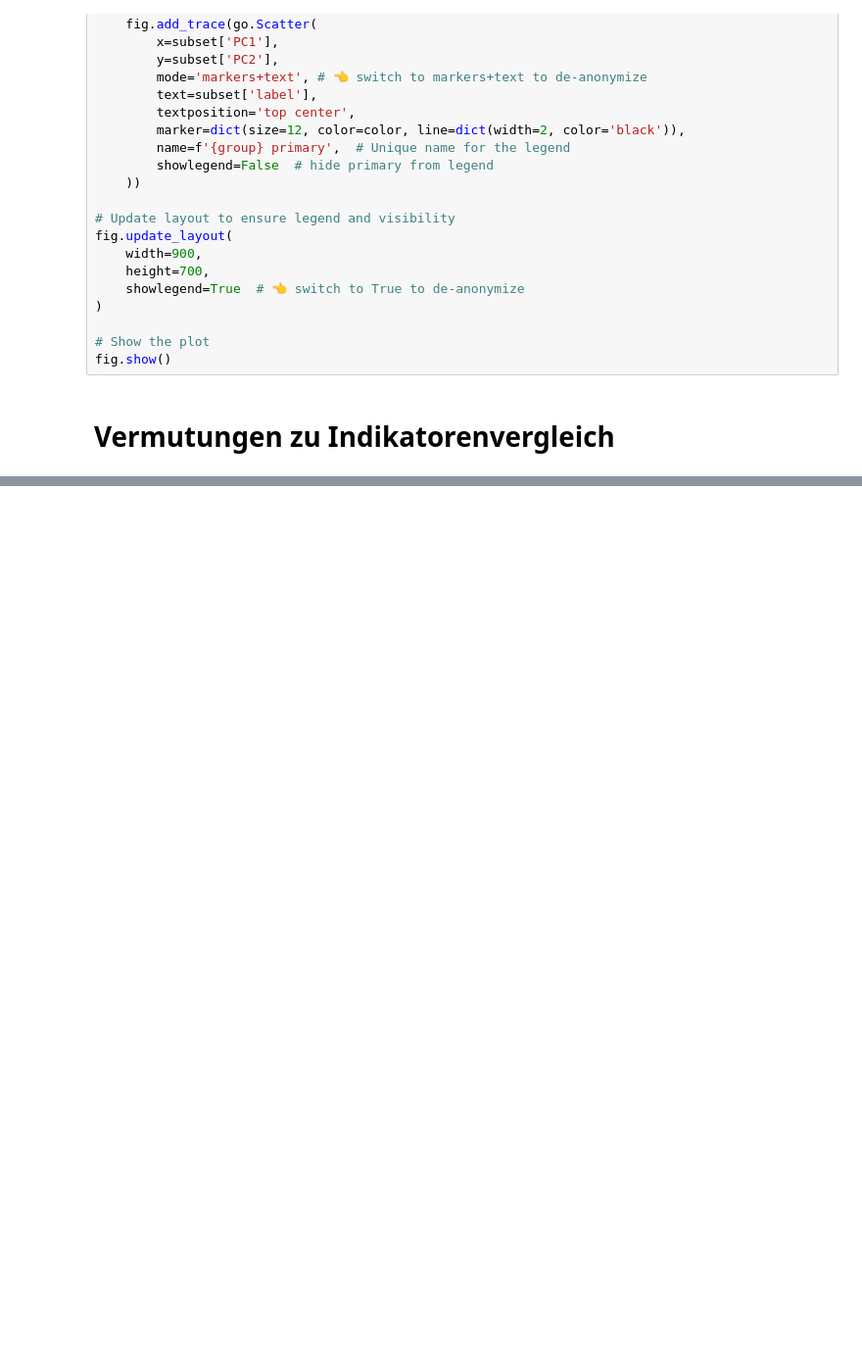
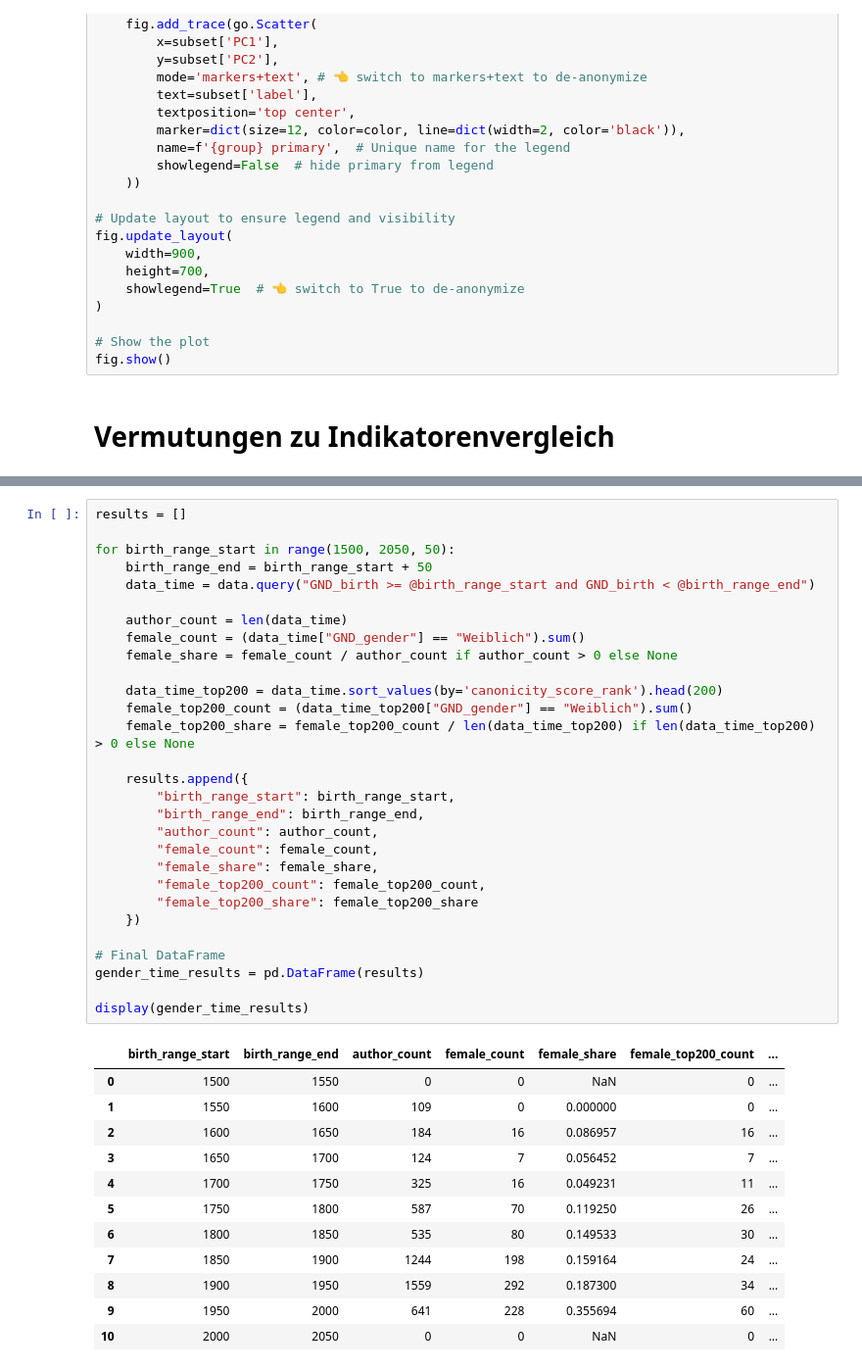
Before and after one commit to agihil/germancanon, a Jupyter notebook: notebooks/analyze_data.ipynb, the cells around one changed output, grey strips where cells are left out. Shown at 98% size. Cells and saved outputs as stored; diff of their text form; blank space fills up the shorter version.

```diff
--- a/notebooks/analyze_data.ipynb
+++ b/notebooks/analyze_data.ipynb
@@ -738,0 +980,42 @@ gender_indicator_results.sort_values(by='female_share')
+# %%
+results = []
+
+for birth_range_start in range(1500, 2050, 50):
+    birth_range_end = birth_range_start + 50
+    data_time = data.query("GND_birth >= @birth_range_start and GND_birth < @birth_range_end")
+
+    author_count = len(data_time)
+    female_count = (data_time["GND_gender"] == "Weiblich").sum()
+    female_share = female_count / author_count if author_count > 0 else None
+
+    data_time_top200 = data_time.sort_values(by='canonicity_score_rank').head(200)
+    female_top200_count = (data_time_top200["GND_gender"] == "Weiblich").sum()
+    female_top200_share = female_top200_count / len(data_time_top200) if len(data_time_top200) > 0 else None
+
+    results.append({
+        "birth_range_start": birth_range_start,
+        "birth_range_end": birth_range_end,
+        "author_count": author_count,
+        "female_count": female_count,
+        "female_share": female_share,
+        "female_top200_count": female_top200_count,
+        "female_top200_share": female_top200_share
+    })
+
+# Final DataFrame
+gender_time_results = pd.DataFrame(results)
+
+display(gender_time_results)
+# %% [output]
+|  | birth_range_start | birth_range_end | author_count | female_count | female_share | female_top200_count | ... |
+| 0 | 1500 | 1550 | 0 | 0 | NaN | 0 | ... |
+| 1 | 1550 | 1600 | 109 | 0 | 0.000000 | 0 | ... |
+| 2 | 1600 | 1650 | 184 | 16 | 0.086957 | 16 | ... |
+| 3 | 1650 | 1700 | 124 | 7 | 0.056452 | 7 | ... |
+| 4 | 1700 | 1750 | 325 | 16 | 0.049231 | 11 | ... |
+| 5 | 1750 | 1800 | 587 | 70 | 0.119250 | 26 | ... |
+| 6 | 1800 | 1850 | 535 | 80 | 0.149533 | 30 | ... |
+| 7 | 1850 | 1900 | 1244 | 198 | 0.159164 | 24 | ... |
+| 8 | 1900 | 1950 | 1559 | 292 | 0.187300 | 34 | ... |
+| 9 | 1950 | 2000 | 641 | 228 | 0.355694 | 60 | ... |
+| 10 | 2000 | 2050 | 0 | 0 | NaN | 0 | ... |
```
Also changed, not shown: parts of 50 cells of this notebook.
